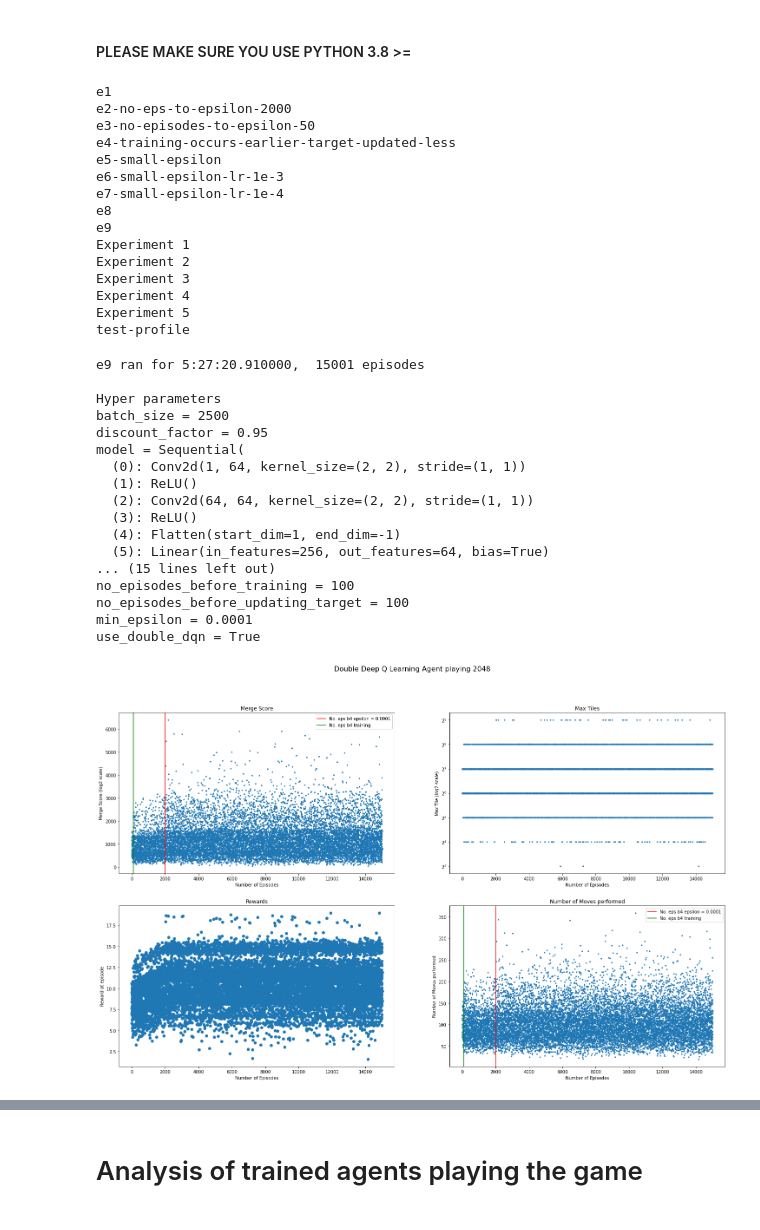
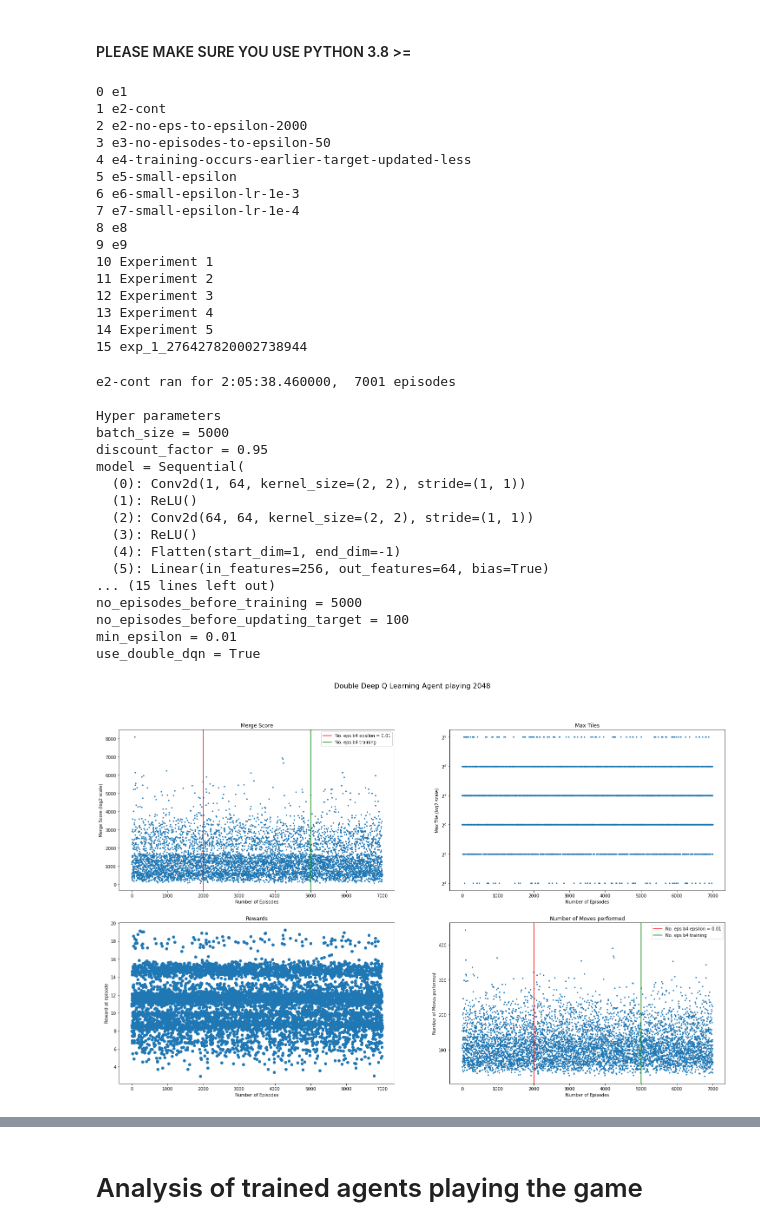
Before and after one commit to ribal-aladeeb/reinforcement-learning-2048, a Jupyter notebook: experiments/experiment_analysis.ipynb, the cells around one changed output, grey strips where cells are left out. Saved outputs shown, nothing was run; the diff lists cells and outputs as text; code cells hidden in the pictures.

```diff
--- a/experiments/experiment_analysis.ipynb
+++ b/experiments/experiment_analysis.ipynb
@@ -10,30 +10,29 @@ import os
 #### PLEASE MAKE SURE YOU USE PYTHON 3.8 >=
 # %%
 jobs = list(filter(lambda x: x not in ['.ipynb_checkpoints', 'experiment_analysis.ipynb', '__pycache__', 'notebook_utils.py', 'strategy_analysis.ipynb'], os.listdir()))
-# job_name = jobs[4]
-# print(job_name)
 
 '''Your jobs are'''
-for j in jobs:
-    print(j)
+for j, job in enumerate(jobs):
+    print(j,job)
 # %% [output]
-e1
-e2-no-eps-to-epsilon-2000
-e3-no-episodes-to-epsilon-50
-e4-training-occurs-earlier-target-updated-less
-e5-small-epsilon
-e6-small-epsilon-lr-1e-3
-e7-small-epsilon-lr-1e-4
-e8
-e9
-Experiment 1
-Experiment 2
-Experiment 3
-Experiment 4
-Experiment 5
-test-profile
+0 e1
+1 e2-cont
+2 e2-no-eps-to-epsilon-2000
+3 e3-no-episodes-to-epsilon-50
+4 e4-training-occurs-earlier-target-updated-less
+5 e5-small-epsilon
+6 e6-small-epsilon-lr-1e-3
+7 e7-small-epsilon-lr-1e-4
+8 e8
+9 e9
+10 Experiment 1
+11 Experiment 2
+12 Experiment 3
+13 Experiment 4
+14 Experiment 5
+15 exp_1_276427820002738944
 # %%
-job_name = 'e9'
+job_name = jobs[1]
 # Load episode data, hyper parameters and runtime from saved pickle objects
 episodes = load_pickle(job_name, 'episodes.p')
 hyperparameters = load_pickle(job_name, 'hyperparameters.p')
@@ -51,10 +50,10 @@ print("Hyper parameters")
 for key in hyperparameters:
     print(key, "=", hyperparameters[key])
 # %% [output]
-e9 ran for 5:27:20.910000,  15001 episodes
+e2-cont ran for 2:05:38.460000,  7001 episodes
 
 Hyper parameters
-batch_size = 2500
+batch_size = 5000
 discount_factor = 0.95
 model = Sequential(
   (0): Conv2d(1, 64, kernel_size=(2, 2), stride=(1, 1))
@@ -64,22 +63,30 @@ model = Sequential(
   (4): Flatten(start_dim=1, end_dim=-1)
   (5): Linear(in_features=256, out_features=64, bias=True)
 ... (15 lines left out)
-no_episodes_before_training = 100
+no_episodes_before_training = 5000
 no_episodes_before_updating_target = 100
-min_epsilon = 0.0001
+min_epsilon = 0.01
 use_double_dqn = True
 # %%
 # [{'max_tile': 32, 'merge_score': 376, 'number': 0, 'reward': 1, 'epsilon': 1.0, 'number_moves': 67}, ...]
 # array([[ 32., 376.,   0.,   1.,   1.,  67.], ...])
 s = 5
 
-max_tiles = episode_matrix.T[0]
-merge_scores = episode_matrix.T[1]
-iteration = episode_matrix.T[2]
-rewards = episode_matrix.T[3]
-epsilon = episode_matrix.T[4]
-q_values = episode_matrix.T[5]
-number_of_moves = episode_matrix.T[6]
+try:
+    max_tiles = episode_matrix.T[0]
+    merge_scores = episode_matrix.T[1]
+    iteration = episode_matrix.T[2]
+    rewards = episode_matrix.T[3]
+    epsilon = episode_matrix.T[4]
+    q_values = episode_matrix.T[5]
+    number_of_moves = episode_matrix.T[6]
+except IndexError:
+    max_tiles = episode_matrix.T[0]
+    merge_scores = episode_matrix.T[1]
+    iteration = episode_matrix.T[2]
+    rewards = episode_matrix.T[3]
+    epsilon = episode_matrix.T[4]
+    number_of_moves = episode_matrix.T[5]
 
 fig = plt.figure(figsize=(25,15))
 
@@ -98,34 +105,34 @@ fig.suptitle(title, fontsize=16)
 
 
 ax1.scatter(iteration, merge_scores, s=s)
 ax1.set_title("Merge Score")
 ax1.set_ylabel("Merge Score (log2 scale)")
 ax1.set_xlabel("Number of Episodes")
 ax1.axvline(x=hyperparameters["no_episodes_to_reach_epsilon"], c='r', label=f"No. eps b4 epsilon = {hyperparameters['min_epsilon']}")
 ax1.axvline(x=hyperparameters["no_episodes_before_training"], c='g', label="No. eps b4 training")
 ax1.legend()
 
 ax2.scatter(iteration, max_tiles, s=s)
 ax2.set_title("Max Tiles")
 ax2.set_ylabel("Max Tile (log2 scale)")
 ax2.set_xlabel("Number of Episodes")
 
 ax3.scatter(iteration, rewards)
 ax3.set_title("Rewards")
 ax3.set_ylabel("Reward at episode")
 ax3.set_xlabel("Number of Episodes")
 
 ax4.scatter(iteration, number_of_moves, s=s)
 ax4.set_title("Number of Moves performed")
 ax4.set_ylabel("Number of Moves performed")
 ax4.axvline(x=hyperparameters["no_episodes_to_reach_epsilon"], c='r', label=f"No. eps b4 epsilon = {hyperparameters['min_epsilon']}")
 ax4.axvline(x=hyperparameters["no_episodes_before_training"], c='g', label="No. eps b4 training")
 ax4.legend()
 ax4.set_xlabel("Number of Episodes")
 
 plt.show()
 # %% [output]
-[figure, old version]
+[figure, new version]
 # %%
 def get_max_tile_frequency(max_tiles_array):
     max_tile_frequency = np.array(np.unique(max_tiles_array, return_counts=True), dtype=int)
```
Also changed, not shown: parts of 3 cells of this notebook.
